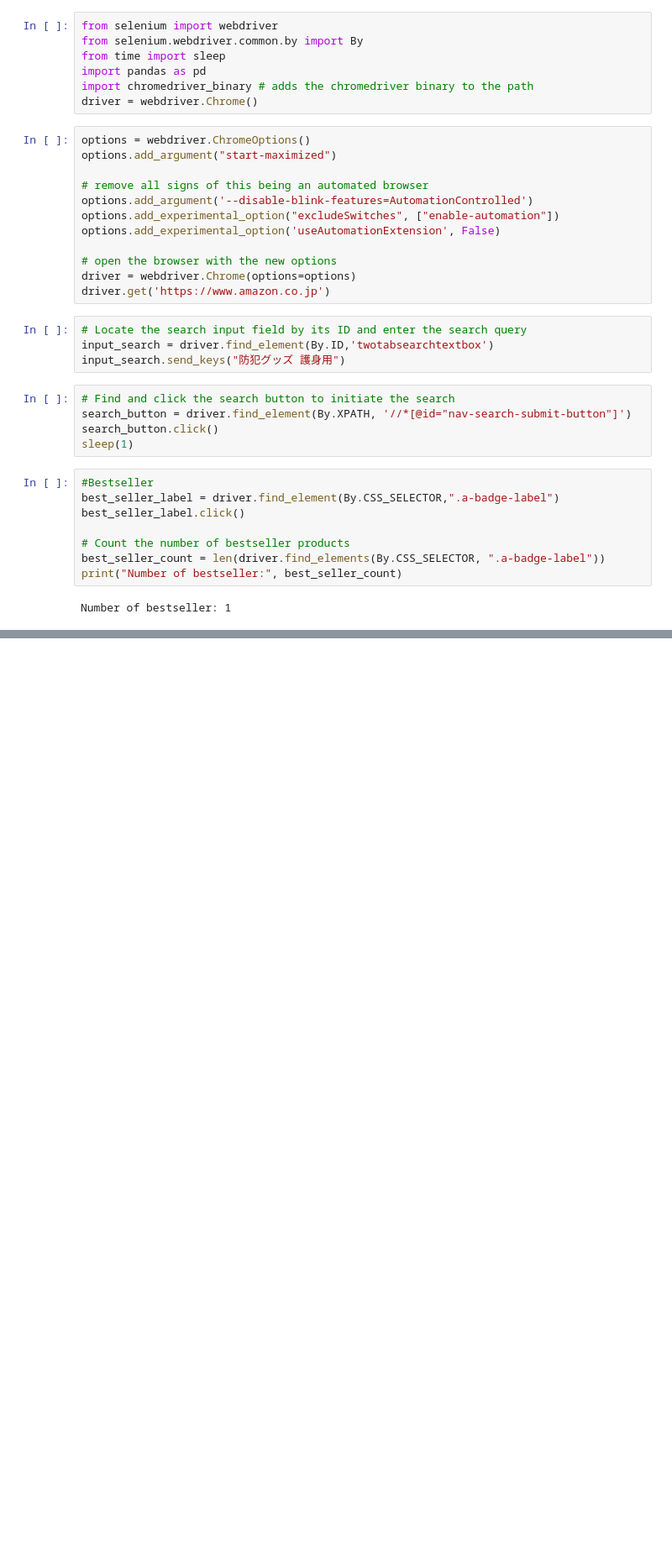
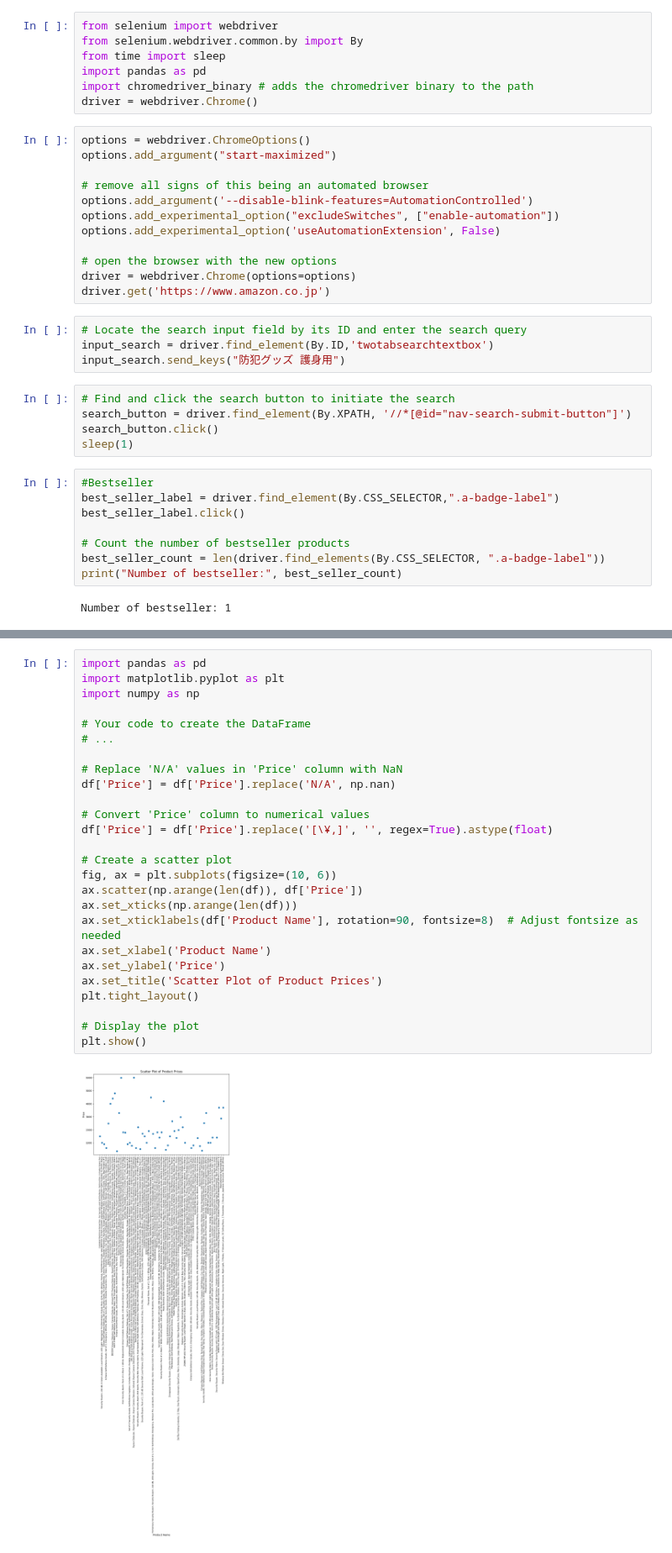
Before and after one commit to MYMO5303/project04-sexcrime, a Jupyter notebook: project04_amazon.ipynb, the cells around one changed output, grey strips where cells are left out. Shown at 84% size. Drawn from its saved outputs; the diff is of its cells as text; blank space fills up the shorter version.

```diff
--- a/project04_amazon.ipynb
+++ b/project04_amazon.ipynb
@@ -166,0 +138,28 @@ df.to_csv('amazon_products.csv', index=False)
+# %%
+import pandas as pd
+import matplotlib.pyplot as plt
+import numpy as np
+
+# Your code to create the DataFrame
+# ...
+
+# Replace 'N/A' values in 'Price' column with NaN
+df['Price'] = df['Price'].replace('N/A', np.nan)
+
+# Convert 'Price' column to numerical values
+df['Price'] = df['Price'].replace('[\¥,]', '', regex=True).astype(float)
+
+# Create a scatter plot
+fig, ax = plt.subplots(figsize=(10, 6))
+ax.scatter(np.arange(len(df)), df['Price'])
+ax.set_xticks(np.arange(len(df)))
+ax.set_xticklabels(df['Product Name'], rotation=90, fontsize=8)  # Adjust fontsize as needed
+ax.set_xlabel('Product Name')
+ax.set_ylabel('Price')
+ax.set_title('Scatter Plot of Product Prices')
+plt.tight_layout()
+
+# Display the plot
+plt.show()
+# %% [output]
+[figure, added]
```
Also changed, not shown: parts of 14 cells of this notebook, 11 other files.
